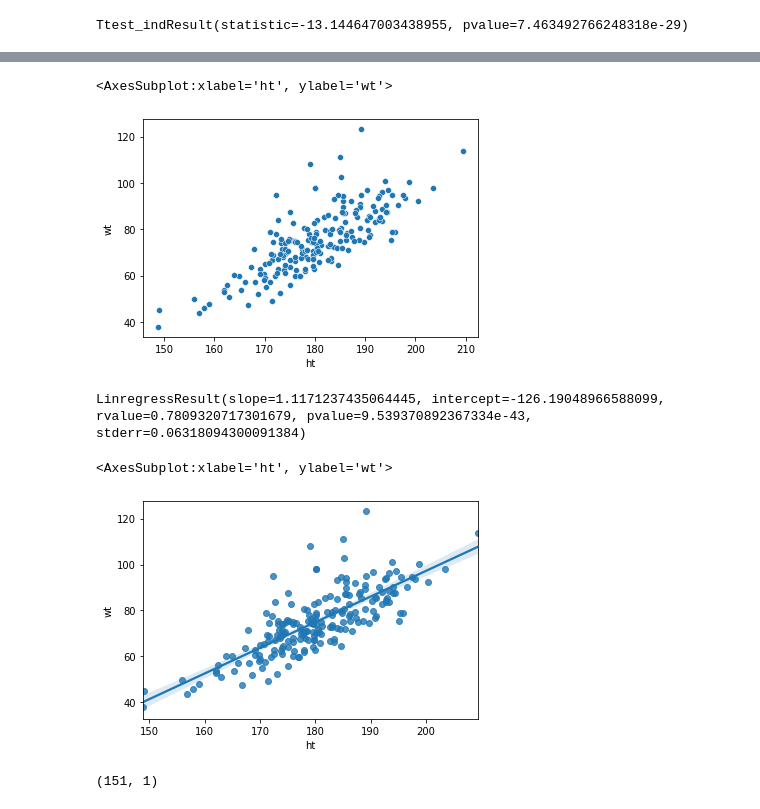
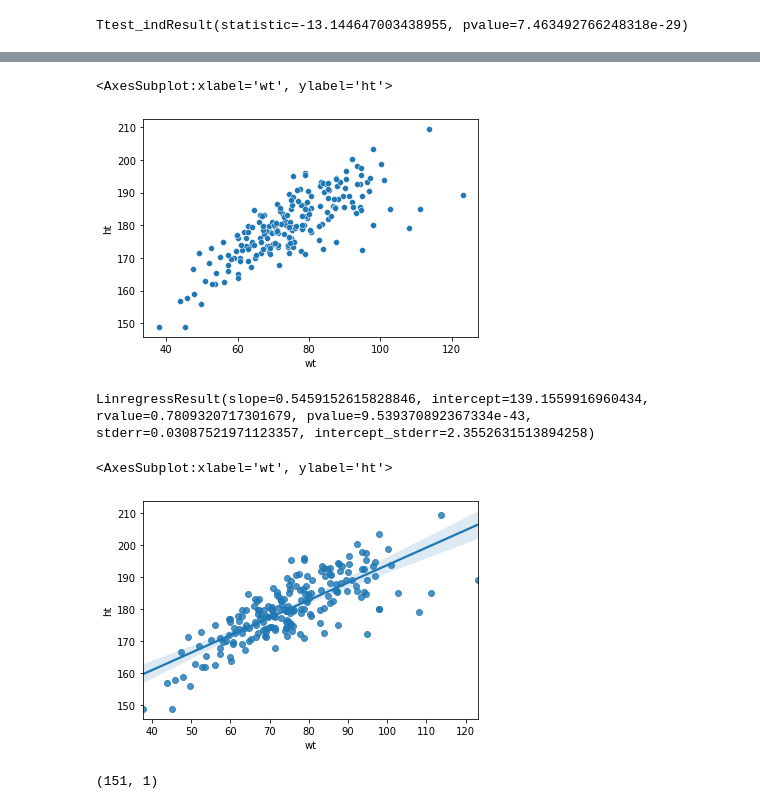
Before and after one commit to stringfestdata/advancing-into-analytics-book, a Jupyter notebook: exercise-solutions/ch-13-solutions.ipynb, the cells around one changed output, grey strips where cells are left out. Drawn from its saved outputs; the diff is of its cells as text; code cells hidden in the pictures.

```diff
--- a/exercise-solutions/ch-13-solutions.ipynb
+++ b/exercise-solutions/ch-13-solutions.ipynb
@@ -58,21 +58,21 @@ sns.pairplot(ais)
 # %%
 # Visualize relationship between ht and wt
-sns.scatterplot(x='ht', y='wt', data=ais)
+sns.scatterplot(x='wt', y='ht', data=ais)
 # %% [output]
-<AxesSubplot:xlabel='ht', ylabel='wt'>
+<AxesSubplot:xlabel='wt', ylabel='ht'>
-[figure, old version]
+[figure, new version]
 # %%
 # Regress ht on wt
-stats.linregress(ais['ht'], ais['wt'])
+stats.linregress(ais['wt'], ais['ht'])
 
-# Equation: weight = -126 + 1.11 * height
+# Equation: weight = 139.16 + .55 * height
 # %% [output]
-LinregressResult(slope=1.1171237435064445, intercept=-126.19048966588099, rvalue=0.7809320717301679, pvalue=9.539370892367334e-43, stderr=0.06318094300091384)
+LinregressResult(slope=0.5459152615828846, intercept=139.1559916960434, rvalue=0.7809320717301679, pvalue=9.539370892367334e-43, stderr=0.03087521971123357, intercept_stderr=2.3552631513894258)
 # %%
 # Bonus: fit the regression line to scatterplot
-sns.regplot(x='ht', y='wt', data=ais)
+sns.regplot(x='wt', y='ht', data=ais)
 # %% [output]
-<AxesSubplot:xlabel='ht', ylabel='wt'>
+<AxesSubplot:xlabel='wt', ylabel='ht'>
-[figure, old version]
+[figure, new version]
 # %%
 # Split your regression model into training and testing subsets.
```
Also changed, not shown: parts of 5 cells of this notebook.
